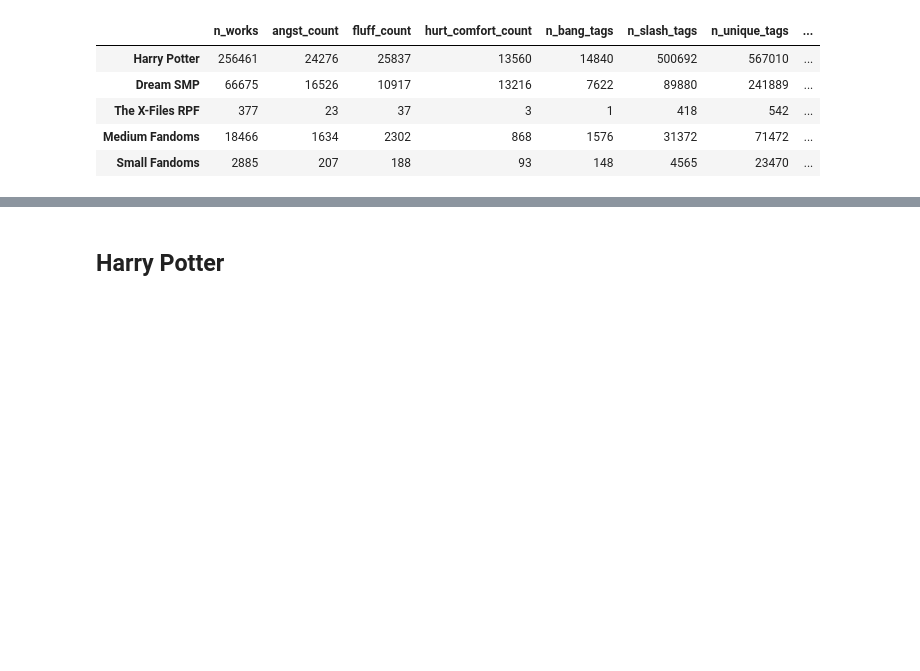
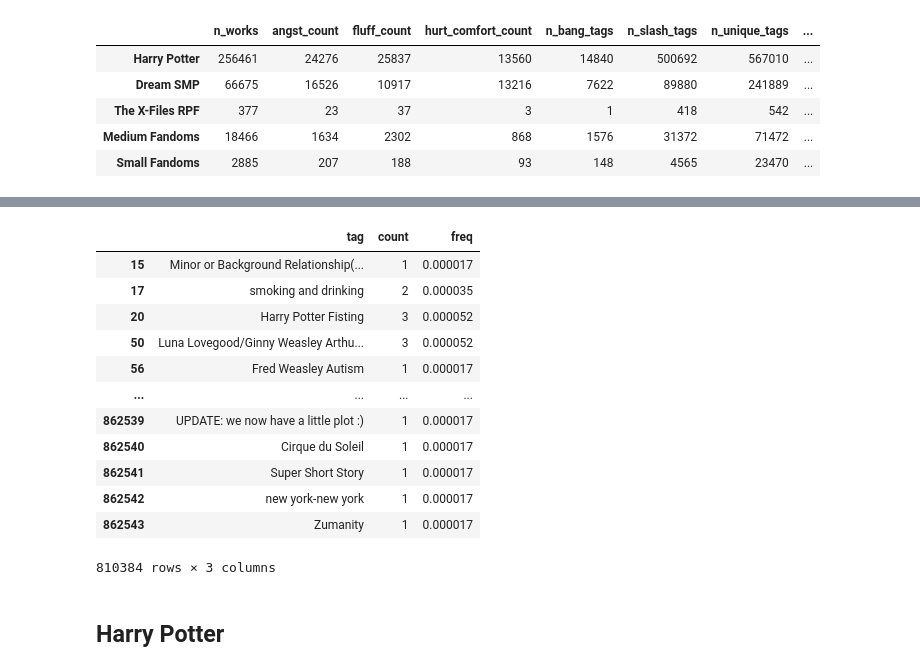
Before and after one commit to miscodisco/2027_peripheries, a Jupyter notebook: src/dev.ipynb, the cells around one changed output, grey strips where cells are left out. Saved outputs shown, nothing was run; the diff lists cells and outputs as text; code cells hidden in the pictures; blank space fills up the shorter version.

```diff
--- a/src/dev.ipynb
+++ b/src/dev.ipynb
@@ -21,0 +71,18 @@ df
+# %%
+tags_less_five = tags_df.loc[tags_df['count'] < 5]
+
+tags_less_five
+# %% [output]
+|  | tag | count | freq |
+| 15 | Minor or Background Relationship(... | 1 | 0.000017 |
+| 17 | smoking and drinking | 2 | 0.000035 |
+| 20 | Harry Potter Fisting | 3 | 0.000052 |
+| 50 | Luna Lovegood/Ginny Weasley Arthu... | 3 | 0.000052 |
+| 56 | Fred Weasley Autism | 1 | 0.000017 |
+| ... | ... | ... | ... |
+| 862539 | UPDATE: we now have a little plot :) | 1 | 0.000017 |
+| 862540 | Cirque du Soleil | 1 | 0.000017 |
+| 862541 | Super Short Story | 1 | 0.000017 |
+| 862542 | new york-new york | 1 | 0.000017 |
+| 862543 | Zumanity | 1 | 0.000017 |
+810384 rows × 3 columns
```
Also changed, not shown: parts of 6 cells of this notebook, 2 other files.
